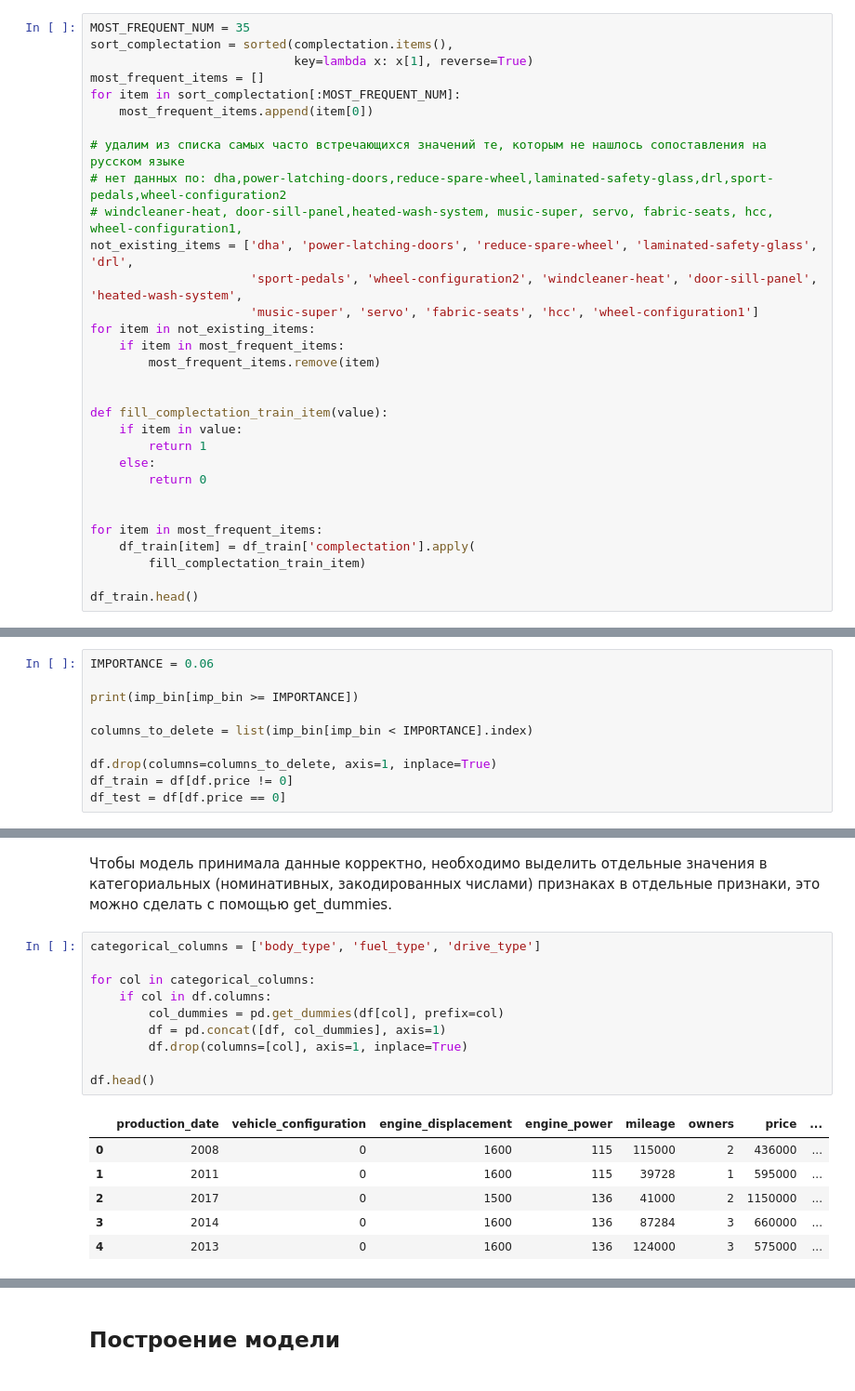
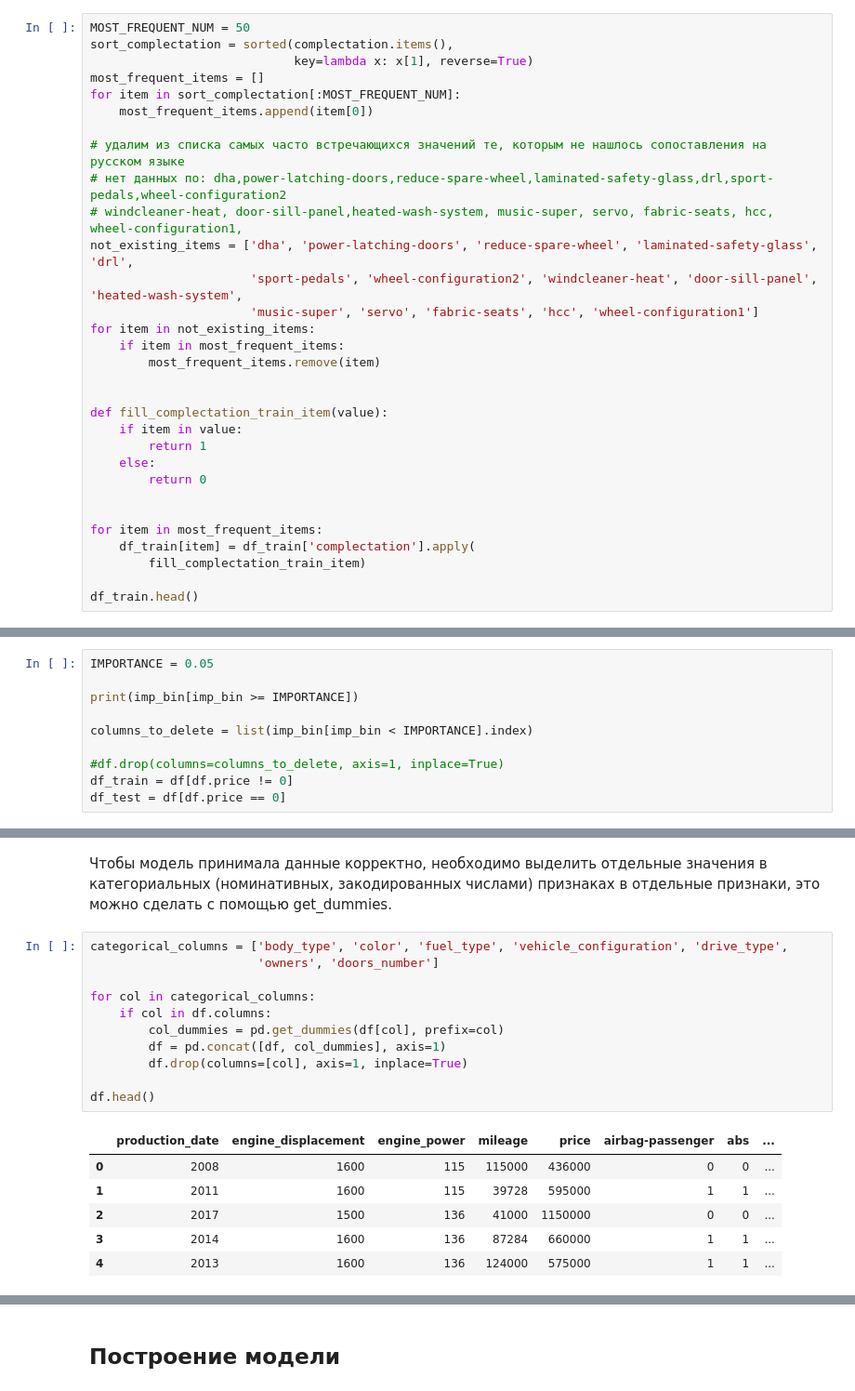
Before and after one commit to evkondrashechkina/skill-factory, a Jupyter notebook: rds_automobile/Выбираем_авто_new.ipynb, the cells around one changed output, grey strips where cells are left out. Shown at 93% size. Drawn from its saved outputs; the diff is of its cells as text.

```diff
--- a/rds_automobile/Выбираем_авто_new.ipynb
+++ b/rds_automobile/Выбираем_авто_new.ipynb
@@ -1039,7 +1037,7 @@ len(complectation.keys())
 # %% [markdown]
 У нас 141 уникальное значение для тренировочного датасета. Если генерировать по всем ним столбцы с помощью get_dummies, то получится слишком много признаков, так что оставим N наиболее часто встречающихся.
 # %%
-MOST_FREQUENT_NUM = 35
+MOST_FREQUENT_NUM = 50
 sort_complectation = sorted(complectation.items(),
                             key=lambda x: x[1], reverse=True)
 most_frequent_items = []
@@ -1329,13 +1330,13 @@ imp_bin.plot(kind='barh')
 # %% [markdown]
 Отберем бинарные признаки с важностью выше некоторого порога. Затем попробуем применить к ним корреляцию Мэтьюса для бинарных признаков.
 # %%
-IMPORTANCE = 0.06
+IMPORTANCE = 0.05
 
 print(imp_bin[imp_bin >= IMPORTANCE])
 
 columns_to_delete = list(imp_bin[imp_bin < IMPORTANCE].index)
 
-df.drop(columns=columns_to_delete, axis=1, inplace=True)
+#df.drop(columns=columns_to_delete, axis=1, inplace=True)
 df_train = df[df.price != 0]
 df_test = df[df.price == 0]
 # %% [output]
@@ -1505,19 +1521,20 @@ dtype: float64
 # %% [markdown]
 Чтобы модель принимала данные корректно, необходимо выделить отдельные значения в категориальных (номинативных, закодированных числами) признаках в отдельные признаки, это можно сделать с помощью get_dummies.
 # %%
-categorical_columns = ['body_type', 'fuel_type', 'drive_type']
+categorical_columns = ['body_type', 'color', 'fuel_type', 'vehicle_configuration', 'drive_type',
+                       'owners', 'doors_number']
 
 for col in categorical_columns:
     if col in df.columns:
         col_dummies = pd.get_dummies(df[col], prefix=col)
         df = pd.concat([df, col_dummies], axis=1)
         df.drop(columns=[col], axis=1, inplace=True)
 
 df.head()
 # %% [output]
-|  | production_date | vehicle_configuration | engine_displacement | engine_power | mileage | owners | price | ... |
-| 0 | 2008 | 0 | 1600 | 115 | 115000 | 2 | 436000 | ... |
-| 1 | 2011 | 0 | 1600 | 115 | 39728 | 1 | 595000 | ... |
-| 2 | 2017 | 0 | 1500 | 136 | 41000 | 2 | 1150000 | ... |
-| 3 | 2014 | 0 | 1600 | 136 | 87284 | 3 | 660000 | ... |
-| 4 | 2013 | 0 | 1600 | 136 | 124000 | 3 | 575000 | ... |
+|  | production_date | engine_displacement | engine_power | mileage | price | airbag-passenger | abs | ... |
+| 0 | 2008 | 1600 | 115 | 115000 | 436000 | 0 | 0 | ... |
+| 1 | 2011 | 1600 | 115 | 39728 | 595000 | 1 | 1 | ... |
+| 2 | 2017 | 1500 | 136 | 41000 | 1150000 | 0 | 0 | ... |
+| 3 | 2014 | 1600 | 136 | 87284 | 660000 | 1 | 1 | ... |
+| 4 | 2013 | 1600 | 136 | 124000 | 575000 | 1 | 1 | ... |
```
Also changed, not shown: parts of 43 cells of this notebook.
